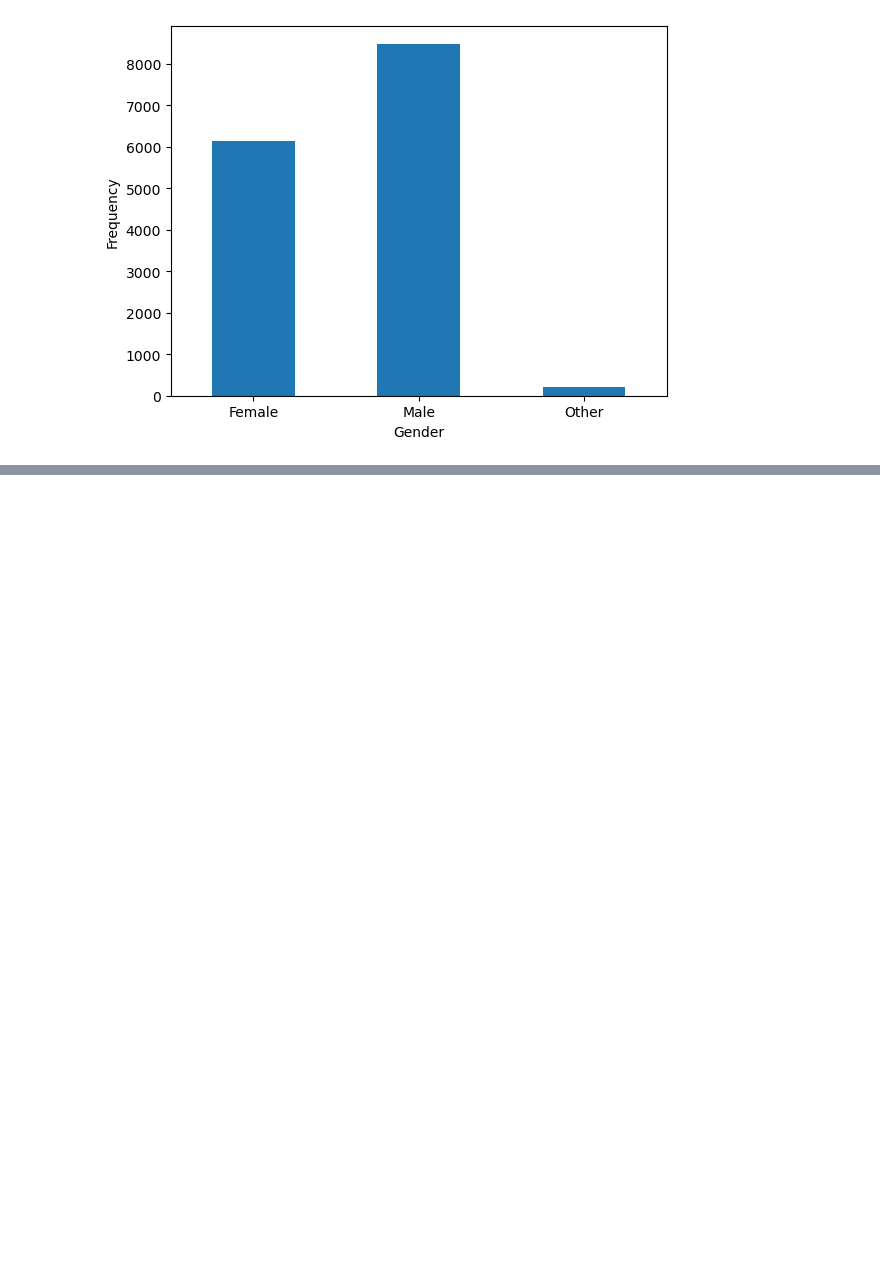
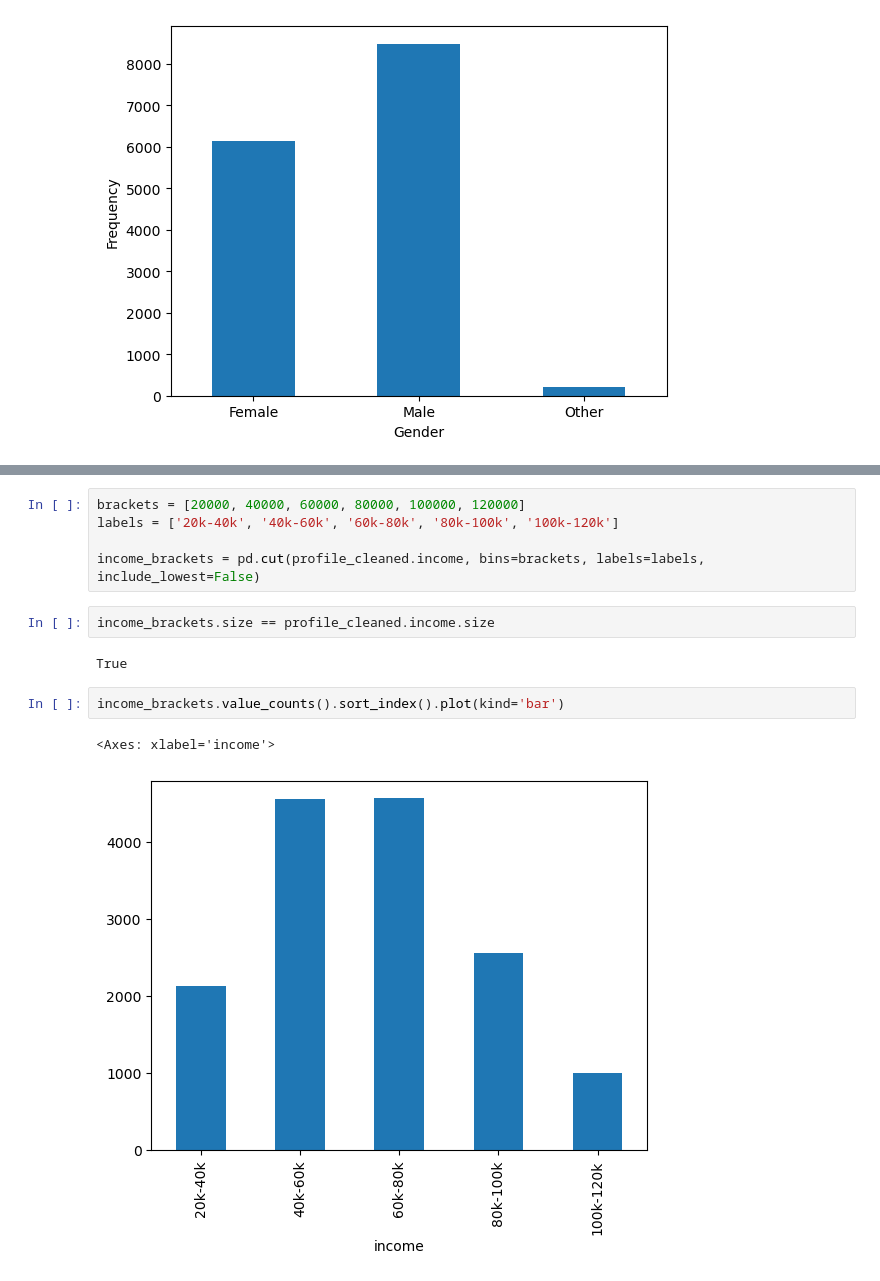
Before and after one commit to tnazikian/Udacity-Data-Scientist-Capstone, a Jupyter notebook: Starbucks_Capstone_notebook.ipynb, the cells around one changed output, grey strips where cells are left out. Drawn from its saved outputs; the diff is of its cells as text; blank space fills up the shorter version.

```diff
--- a/Starbucks_Capstone_notebook.ipynb
+++ b/Starbucks_Capstone_notebook.ipynb
@@ -384,0 +419,14 @@ plt.show()
+# %%
+brackets = [20000, 40000, 60000, 80000, 100000, 120000]
+labels = ['20k-40k', '40k-60k', '60k-80k', '80k-100k', '100k-120k']
+
+income_brackets = pd.cut(profile_cleaned.income, bins=brackets, labels=labels, include_lowest=False)
+# %%
+income_brackets.size == profile_cleaned.income.size
+# %% [output]
+True
+# %%
+income_brackets.value_counts().sort_index().plot(kind='bar')
+# %% [output]
+<Axes: xlabel='income'>
+[figure, added]
```
Also changed, not shown: parts of 11 cells of this notebook.
